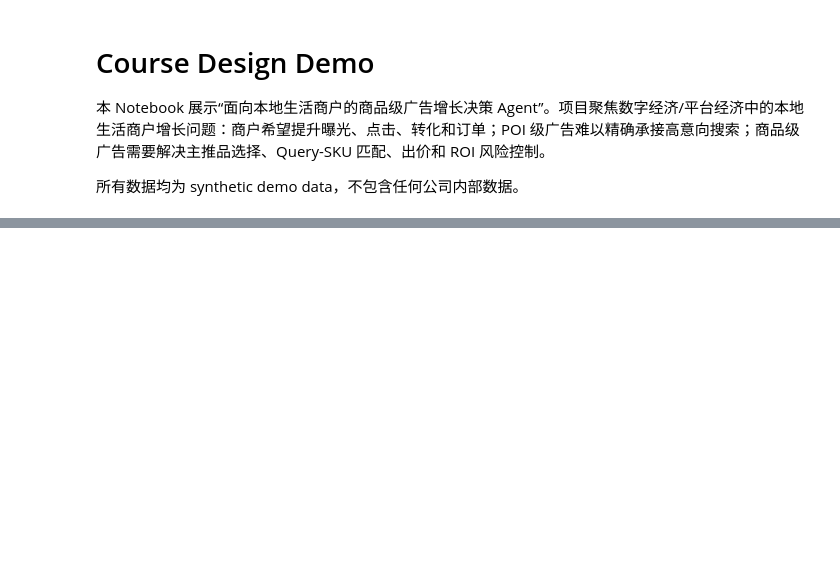
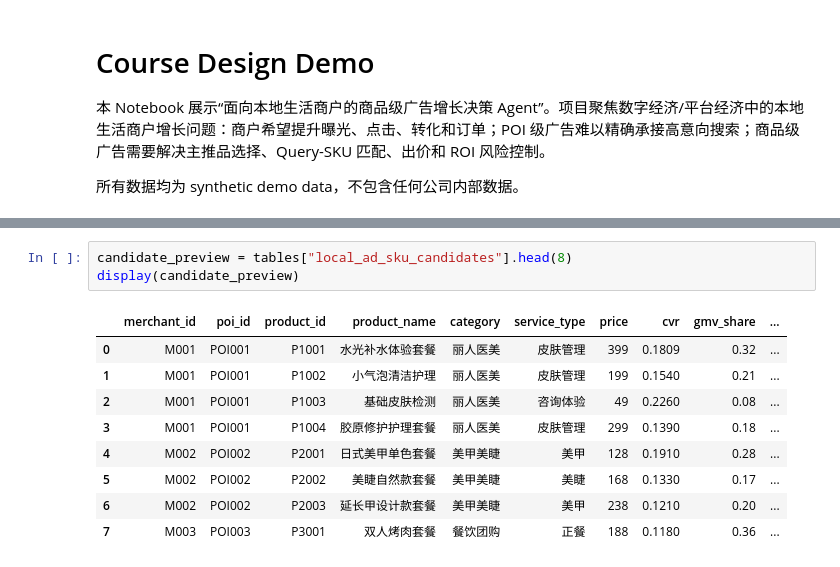
Before and after one commit to xjy0526/business-insight-agent, a Jupyter notebook: notebooks/course_design_demo.ipynb, the cells around one changed output, grey strips where cells are left out. Drawn from its saved outputs; the diff is of its cells as text; blank space fills up the shorter version.

```diff
--- a/notebooks/course_design_demo.ipynb
+++ b/notebooks/course_design_demo.ipynb
@@ -129,0 +68,13 @@ plt.show()
+# %%
+candidate_preview = tables["local_ad_sku_candidates"].head(8)
+display(candidate_preview)
+# %% [output]
+|  | merchant_id | poi_id | product_id | product_name | category | service_type | price | cvr | gmv_share | ... |
+| 0 | M001 | POI001 | P1001 | 水光补水体验套餐 | 丽人医美 | 皮肤管理 | 399 | 0.1809 | 0.32 | ... |
+| 1 | M001 | POI001 | P1002 | 小气泡清洁护理 | 丽人医美 | 皮肤管理 | 199 | 0.1540 | 0.21 | ... |
+| 2 | M001 | POI001 | P1003 | 基础皮肤检测 | 丽人医美 | 咨询体验 | 49 | 0.2260 | 0.08 | ... |
+| 3 | M001 | POI001 | P1004 | 胶原修护护理套餐 | 丽人医美 | 皮肤管理 | 299 | 0.1390 | 0.18 | ... |
+| 4 | M002 | POI002 | P2001 | 日式美甲单色套餐 | 美甲美睫 | 美甲 | 128 | 0.1910 | 0.28 | ... |
+| 5 | M002 | POI002 | P2002 | 美睫自然款套餐 | 美甲美睫 | 美睫 | 168 | 0.1330 | 0.17 | ... |
+| 6 | M002 | POI002 | P2003 | 延长甲设计款套餐 | 美甲美睫 | 美甲 | 238 | 0.1210 | 0.20 | ... |
+| 7 | M003 | POI003 | P3001 | 双人烤肉套餐 | 餐饮团购 | 正餐 | 188 | 0.1180 | 0.36 | ... |
```
Also changed, not shown: parts of 56 cells of this notebook, 40 other files.
